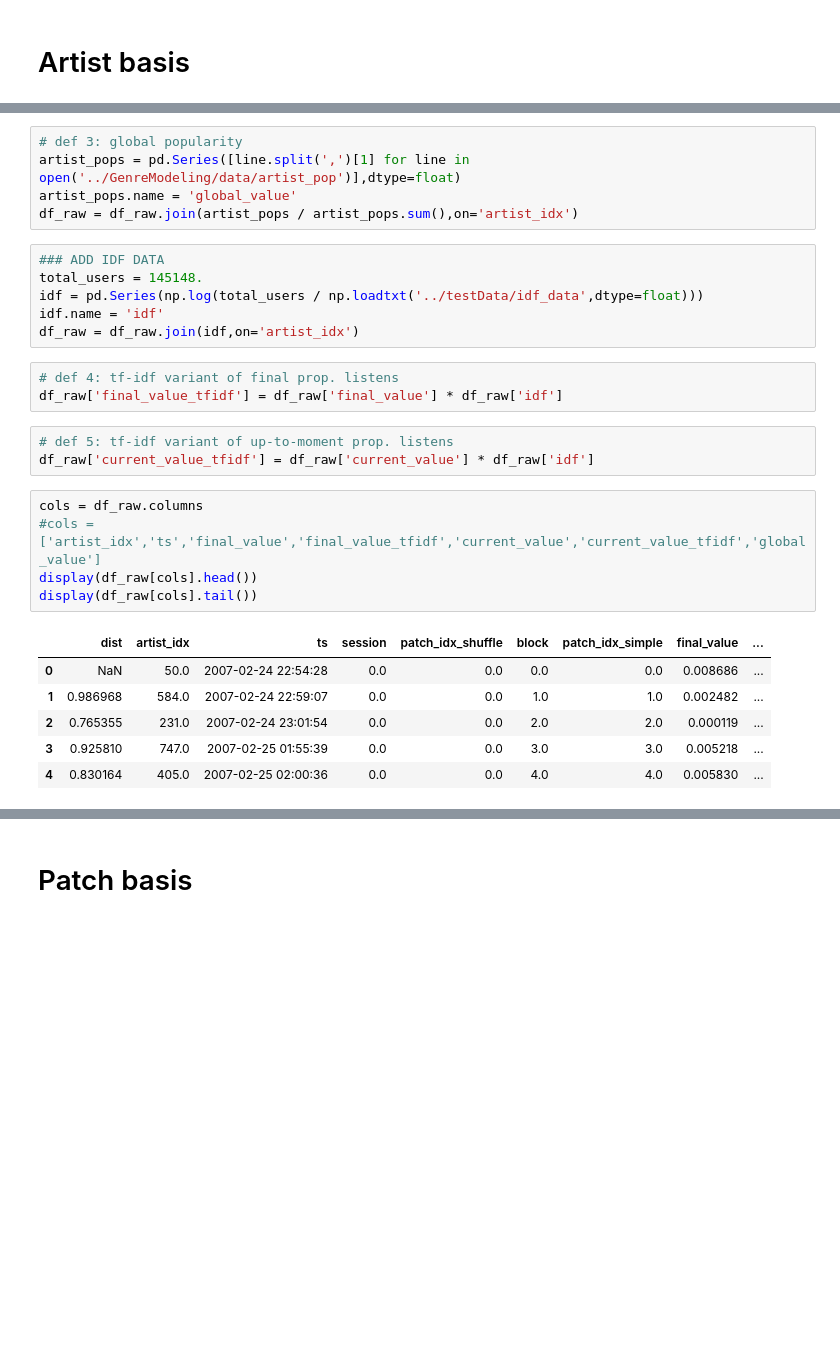
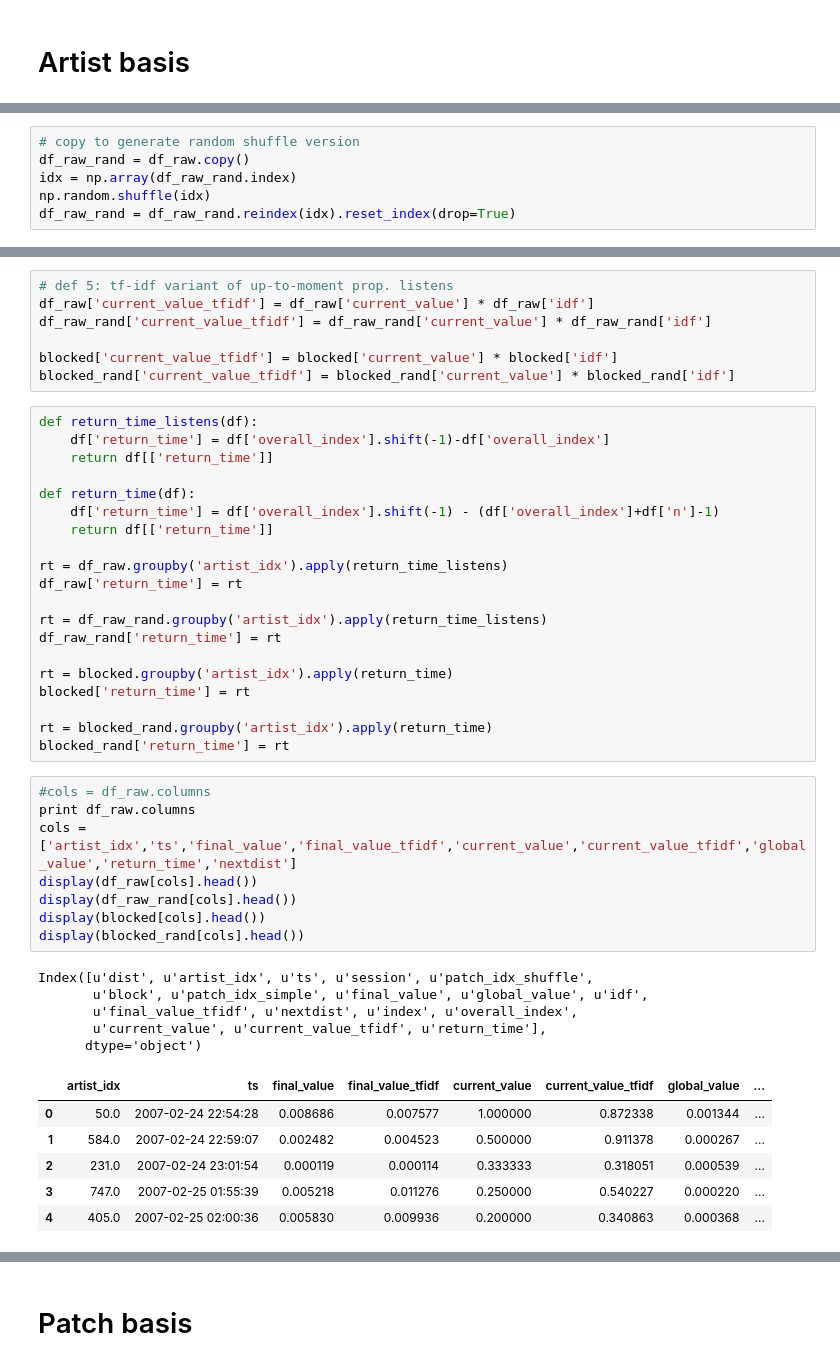
Before and after one commit to jlorince/MusicForaging, a Jupyter notebook: notebooks/explore-exploit.ipynb, the cells around one changed output, grey strips where cells are left out. Drawn from its saved outputs; the diff is of its cells as text; blank space fills up the shorter version.

Commit message:
protyping artist/block ee

```diff
--- a/notebooks/explore-exploit.ipynb
+++ b/notebooks/explore-exploit.ipynb
@@ -18,0 +51,6 @@ df_raw = df_raw.join(overall_prop,on='artist_idx')
+# %%
+# copy to generate random shuffle version
+df_raw_rand = df_raw.copy()
+idx = np.array(df_raw_rand.index)
+np.random.shuffle(idx)
+df_raw_rand = df_raw_rand.reindex(idx).reset_index(drop=True)
@@ -27,29 +99,47 @@ df_raw['current_value'] = df_raw['index'] / df_raw['overall_index']
-# %%
-# def 3: global popularity
-artist_pops = pd.Series([line.split(',')[1] for line in open('../GenreModeling/data/artist_pop')],dtype=float)
-artist_pops.name = 'global_value'
-df_raw = df_raw.join(artist_pops / artist_pops.sum(),on='artist_idx')
-# %%
-### ADD IDF DATA
-total_users = 145148.
-idf = pd.Series(np.log(total_users / np.loadtxt('../testData/idf_data',dtype=float)))
-idf.name = 'idf'
-df_raw = df_raw.join(idf,on='artist_idx')
 # %%
-# def 4: tf-idf variant of final prop. listens
-df_raw['final_value_tfidf'] = df_raw['final_value'] * df_raw['idf']
+# def 5: tf-idf variant of up-to-moment prop. listens
+df_raw['current_value_tfidf'] = df_raw['current_value'] * df_raw['idf']
+df_raw_rand['current_value_tfidf'] = df_raw_rand['current_value'] * df_raw_rand['idf']
+
+blocked['current_value_tfidf'] = blocked['current_value'] * blocked['idf']
+blocked_rand['current_value_tfidf'] = blocked_rand['current_value'] * blocked_rand['idf']
-# %%
-# def 5: tf-idf variant of up-to-moment prop. listens
-df_raw['current_value_tfidf'] = df_raw['current_value'] * df_raw['idf']
+# %%
+def return_time_listens(df):
+    df['return_time'] = df['overall_index'].shift(-1)-df['overall_index']
+    return df[['return_time']]
+
+def return_time(df):
+    df['return_time'] = df['overall_index'].shift(-1) - (df['overall_index']+df['n']-1)
+    return df[['return_time']]
+
+rt = df_raw.groupby('artist_idx').apply(return_time_listens)
+df_raw['return_time'] = rt
+
+rt = df_raw_rand.groupby('artist_idx').apply(return_time_listens)
+df_raw_rand['return_time'] = rt
+
+rt = blocked.groupby('artist_idx').apply(return_time)
+blocked['return_time'] = rt
+
+rt = blocked_rand.groupby('artist_idx').apply(return_time)
+blocked_rand['return_time'] = rt
 # %%
-cols = df_raw.columns
-#cols = ['artist_idx','ts','final_value','final_value_tfidf','current_value','current_value_tfidf','global_value']
+#cols = df_raw.columns
+print df_raw.columns
+cols = ['artist_idx','ts','final_value','final_value_tfidf','current_value','current_value_tfidf','global_value','return_time','nextdist']
 display(df_raw[cols].head())
-display(df_raw[cols].tail())
+display(df_raw_rand[cols].head())
+display(blocked[cols].head())
+display(blocked_rand[cols].head())
 # %% [output]
+Index([u'dist', u'artist_idx', u'ts', u'session', u'patch_idx_shuffle',
+       u'block', u'patch_idx_simple', u'final_value', u'global_value', u'idf',
+       u'final_value_tfidf', u'nextdist', u'index', u'overall_index',
+       u'current_value', u'current_value_tfidf', u'return_time'],
+      dtype='object')
-|  | dist | artist_idx | ts | session | patch_idx_shuffle | block | patch_idx_simple | final_value | ... |
-| 0 | NaN | 50.0 | 2007-02-24 22:54:28 | 0.0 | 0.0 | 0.0 | 0.0 | 0.008686 | ... |
-| 1 | 0.986968 | 584.0 | 2007-02-24 22:59:07 | 0.0 | 0.0 | 1.0 | 1.0 | 0.002482 | ... |
-| 2 | 0.765355 | 231.0 | 2007-02-24 23:01:54 | 0.0 | 0.0 | 2.0 | 2.0 | 0.000119 | ... |
-| 3 | 0.925810 | 747.0 | 2007-02-25 01:55:39 | 0.0 | 0.0 | 3.0 | 3.0 | 0.005218 | ... |
-| 4 | 0.830164 | 405.0 | 2007-02-25 02:00:36 | 0.0 | 0.0 | 4.0 | 4.0 | 0.005830 | ... |
+|  | artist_idx | ts | final_value | final_value_tfidf | current_value | current_value_tfidf | global_value | ... |
+| 0 | 50.0 | 2007-02-24 22:54:28 | 0.008686 | 0.007577 | 1.000000 | 0.872338 | 0.001344 | ... |
+| 1 | 584.0 | 2007-02-24 22:59:07 | 0.002482 | 0.004523 | 0.500000 | 0.911378 | 0.000267 | ... |
+| 2 | 231.0 | 2007-02-24 23:01:54 | 0.000119 | 0.000114 | 0.333333 | 0.318051 | 0.000539 | ... |
+| 3 | 747.0 | 2007-02-25 01:55:39 | 0.005218 | 0.011276 | 0.250000 | 0.540227 | 0.000220 | ... |
+| 4 | 405.0 | 2007-02-25 02:00:36 | 0.005830 | 0.009936 | 0.200000 | 0.340863 | 0.000368 | ... |
```
Also changed, not shown: parts of 30 cells of this notebook, 1 other file.
